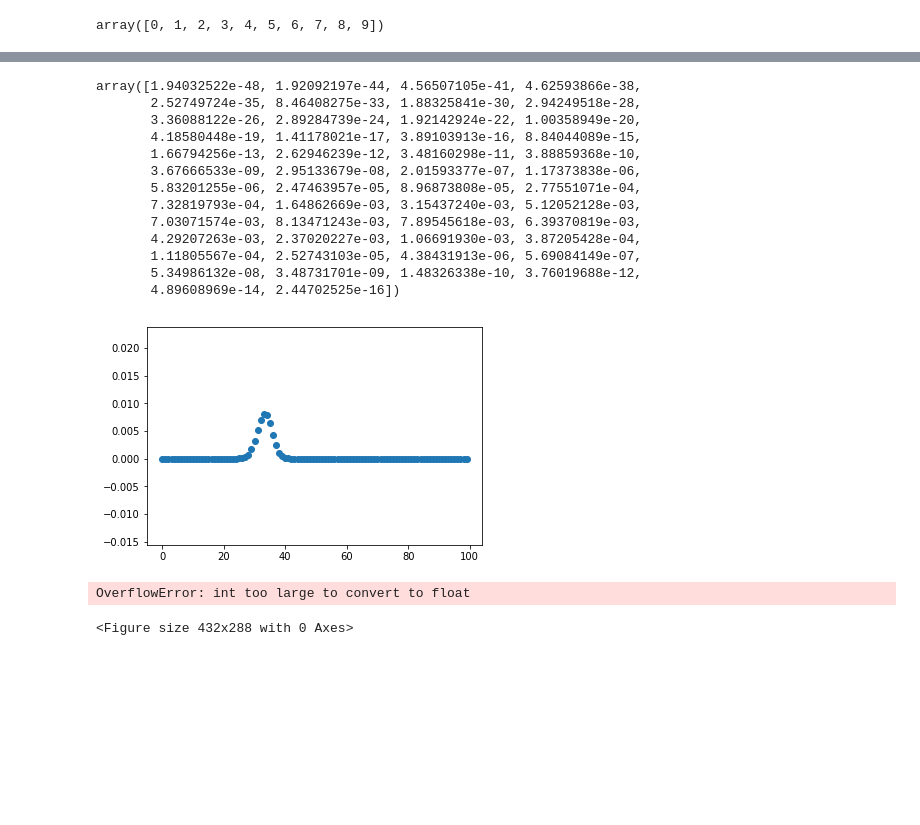
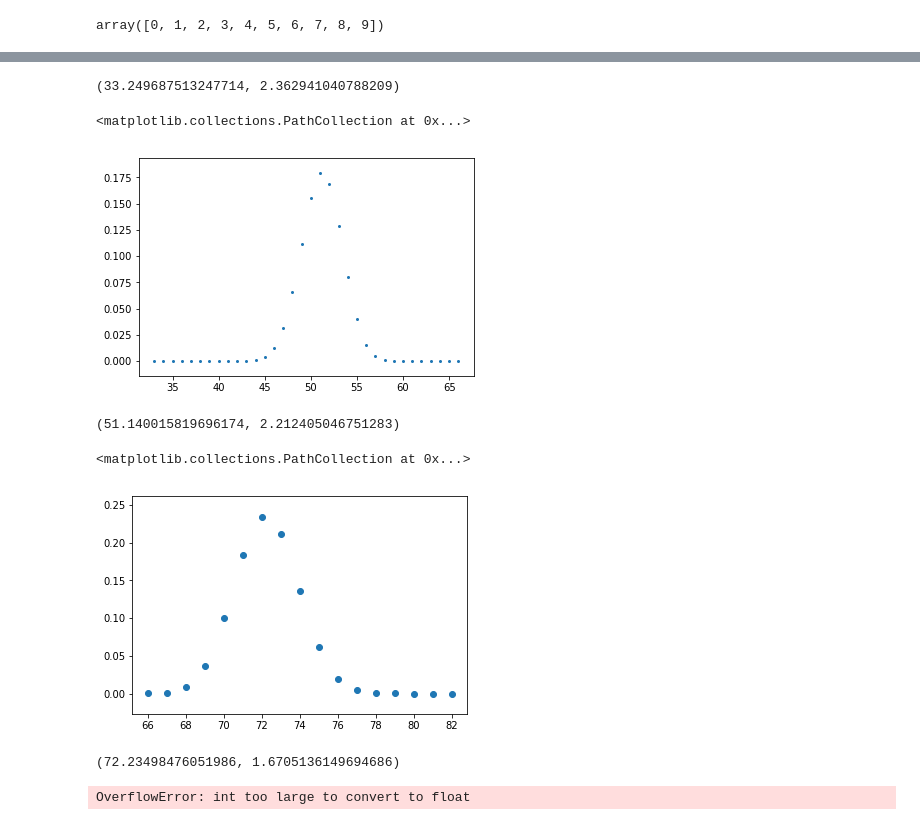
Before and after one commit to SantiagoBeltran/Tarea2FE, a Jupyter notebook: Tarea 2.ipynb, the cells around one changed output, grey strips where cells are left out. Drawn from its saved outputs; the diff is of its cells as text; code cells hidden in the pictures; blank space fills up the shorter version.

```diff
--- a/Tarea 2.ipynb
+++ b/Tarea 2.ipynb
@@ -157,29 +176,45 @@ array([5.71799148e-22])
-# %%
-plt.figure()
-plt.scatter(n2,proba(n2,100, int(2/3)))
-proba(n2,100, int(2/3))[proba(n2,100, int(2/3))!=0]
-# %% [output]
-array([1.94032522e-48, 1.92092197e-44, 4.56507105e-41, 4.62593866e-38,
-       2.52749724e-35, 8.46408275e-33, 1.88325841e-30, 2.94249518e-28,
-       3.36088122e-26, 2.89284739e-24, 1.92142924e-22, 1.00358949e-20,
-       4.18580448e-19, 1.41178021e-17, 3.89103913e-16, 8.84044089e-15,
-       1.66794256e-13, 2.62946239e-12, 3.48160298e-11, 3.88859368e-10,
-       3.67666533e-09, 2.95133679e-08, 2.01593377e-07, 1.17373838e-06,
-       5.83201255e-06, 2.47463957e-05, 8.96873808e-05, 2.77551071e-04,
-       7.32819793e-04, 1.64862669e-03, 3.15437240e-03, 5.12052128e-03,
-       7.03071574e-03, 8.13471243e-03, 7.89545618e-03, 6.39370819e-03,
-       4.29207263e-03, 2.37020227e-03, 1.06691930e-03, 3.87205428e-04,
-       1.11805567e-04, 2.52743103e-05, 4.38431913e-06, 5.69084149e-07,
-       5.34986132e-08, 3.48731701e-09, 1.48326338e-10, 3.76019688e-12,
-       4.89608969e-14, 2.44702525e-16])
-[figure, removed]
-# %%
-n3=np.arange(1000)
-plt.figure()
-plt.scatter(n3,proba(n3,1000,0))
-# %% [output]
-OverflowError: int too large to convert to float
-<Figure size 432x288 with 0 Axes>
+# %%
+promedio(n2,D), sigma(n2,D)
+# %% [output]
+(33.249687513247714, 2.362941040788209)
+# %%
+plt.figure()
+E=proba(n2,N2,int(N2/3))/(np.sum(proba(n2,N2,int(N2/3))))
+plt.scatter(n2[E!=0],E[E!=0], s=4)
+# %% [output]
+<matplotlib.collections.PathCollection at 0x...>
+[figure, added]
+# %%
+promedio(n2,E), sigma(n2, E)
+# %% [output]
+(51.140015819696174, 2.212405046751283)
+# %%
+plt.figure()
+F=proba(n2, N2, int(2*N2/3))/(np.sum(proba(n2, N2, int(2*N2/3))))
+plt.scatter(n2[F!=0],F[F!=0])
+# %% [output]
+<matplotlib.collections.PathCollection at 0x...>
+[figure, added]
+# %%
+promedio(n2,F), sigma(n2,F)
+# %% [output]
+(72.23498476051986, 1.6705136149694686)
+# %%
+N3=1000
+n3=np.arange(N3)
+d=factorial(1000)
+def proba3(n1,n,s):
+    proba=np.zeros(len(n1))
+    for i in range(len(n1)):
+        if n1[i]>=s and n1[i]<(n+s)/2:
+            proba[i]=factorial(n)//factorial(n1[i]-s)*(1/3)**n
+            proba[i]=proba[i]/float(factorial(n+s-2*n1[i])*factorial(n1[i]))
+        else:
+            proba[i]=0
+    return proba
+proba3(n3,N3, 0)
+# %% [output]
+OverflowError: int too large to convert to float
 # %%
 def combinatorio(a,b,c,d):
     k1=[b,c,d]
```
Also changed, not shown: parts of 24 cells of this notebook.
